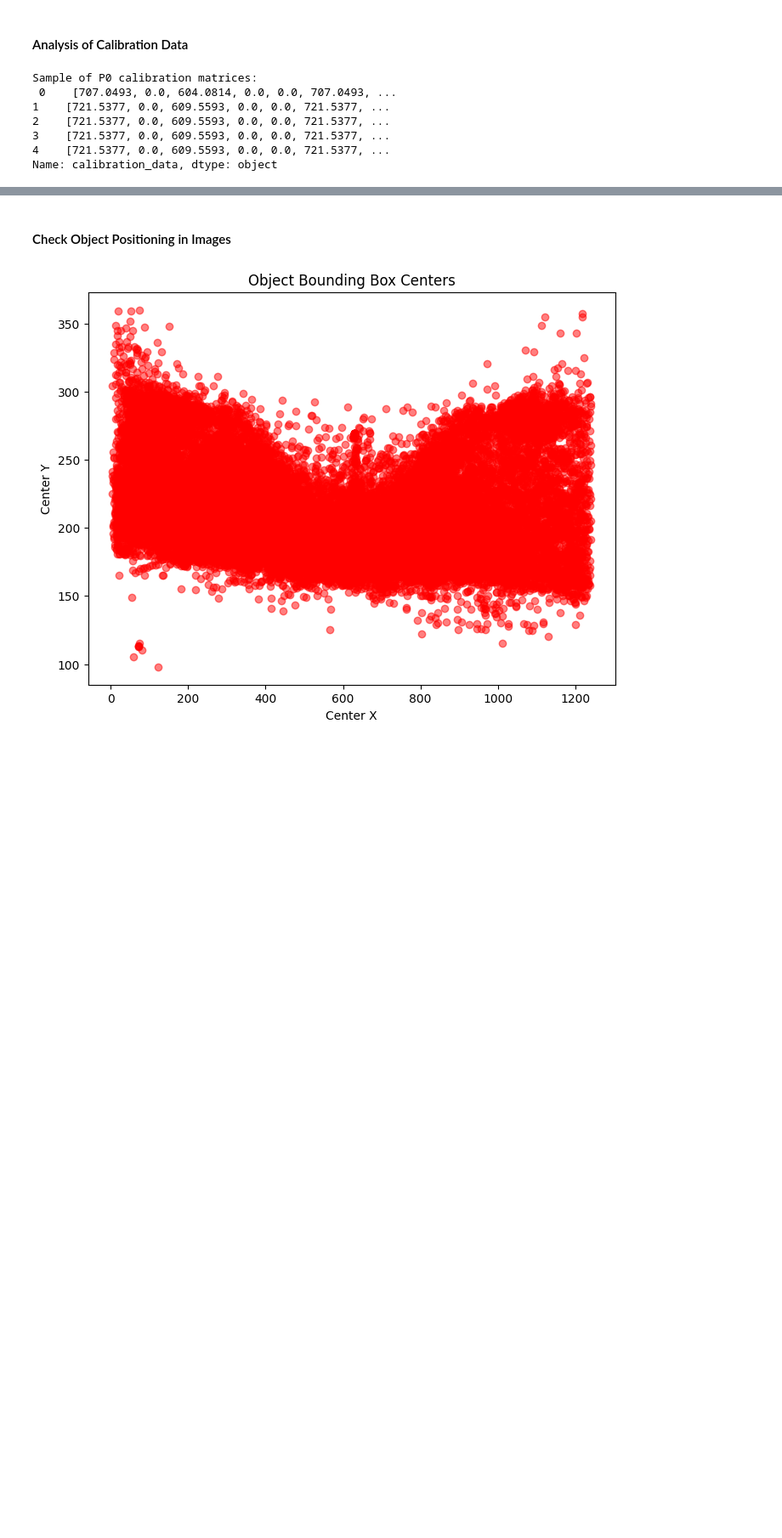
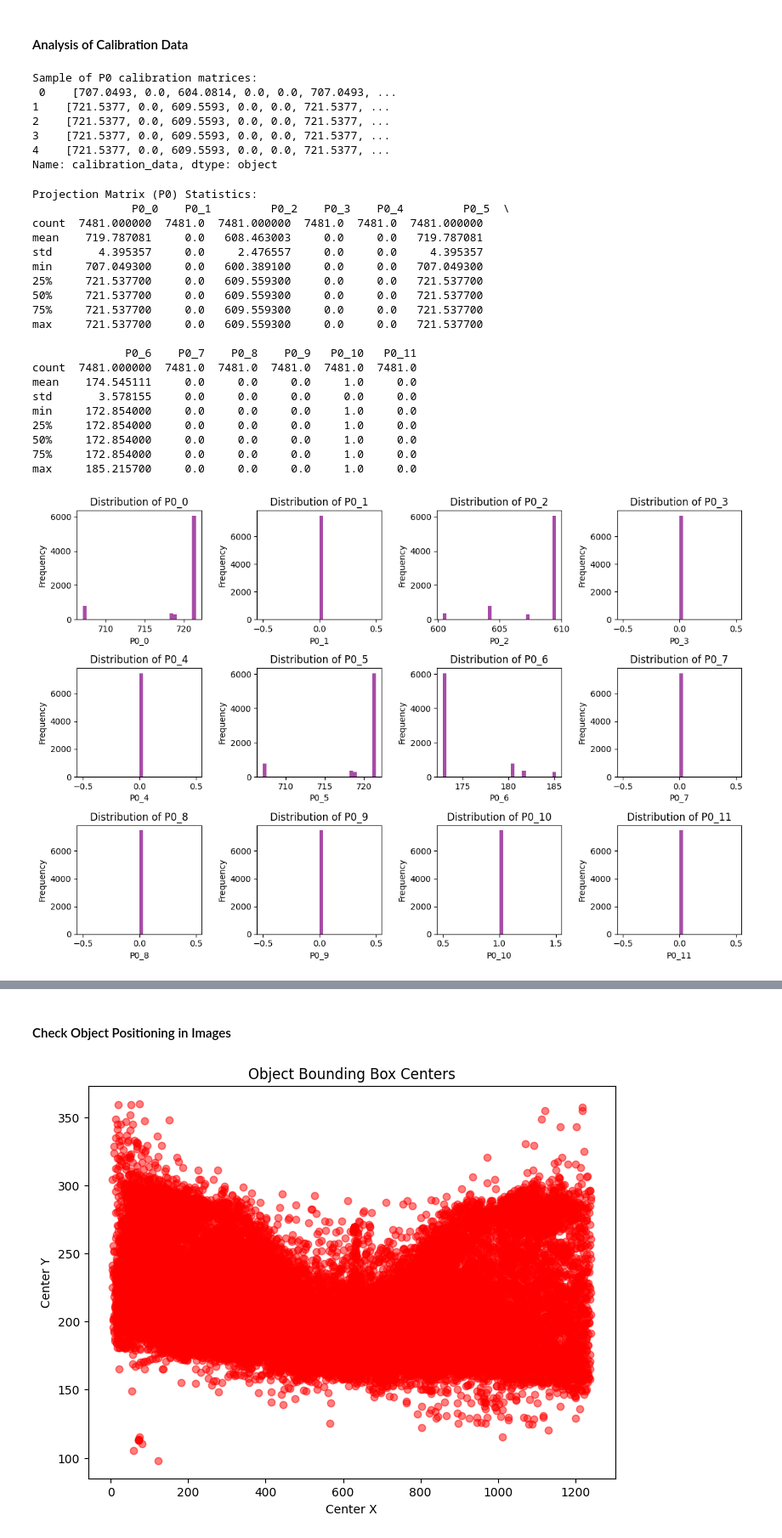
Before and after one commit to osvaldosun97/RobotShuttle, a Jupyter notebook: EDA-KITTI.ipynb, the cells around one changed output, grey strips where cells are left out. Shown at 85% size. Drawn from its saved outputs; the diff is of its cells as text; code cells hidden in the pictures; blank space fills up the shorter version.

```diff
--- a/EDA-KITTI.ipynb
+++ b/EDA-KITTI.ipynb
@@ -289,3 +351,47 @@ Sample of P0 calibration matrices:
 3    [721.5377, 0.0, 609.5593, 0.0, 0.0, 721.5377, ...
 4    [721.5377, 0.0, 609.5593, 0.0, 0.0, 721.5377, ...
 Name: calibration_data, dtype: object
+# %%
+# Extracting the 'P0' matrix from the calibration data
+df_calibration['P0'] = df_calibration['calibration_data'].apply(lambda x: x.get('P0', None))
+
+# Convert P0 matrix values to individual columns
+p0_columns = ['P0_' + str(i) for i in range(12)]
+df_calibration[p0_columns] = pd.DataFrame(df_calibration['P0'].tolist(), index=df_calibration.index)
+
+# Perform descriptive statistics on the P0 projection matrix values
+print("Projection Matrix (P0) Statistics:\n", df_calibration[p0_columns].describe())
+
+# Plot histograms for P0 matrix values
+plt.figure(figsize=(12, 8))
+for i, col in enumerate(p0_columns):
+    plt.subplot(3, 4, i + 1)
+    plt.hist(df_calibration[col].dropna(), bins=30, color='purple', alpha=0.7)
+    plt.title(f'Distribution of {col}')
+    plt.xlabel(col)
+    plt.ylabel('Frequency')
+
+plt.tight_layout()
+plt.show()
+# %% [output]
+Projection Matrix (P0) Statistics:
+               P0_0    P0_1         P0_2    P0_3    P0_4         P0_5  \
+count  7481.000000  7481.0  7481.000000  7481.0  7481.0  7481.000000
+mean    719.787081     0.0   608.463003     0.0     0.0   719.787081
+std       4.395357     0.0     2.476557     0.0     0.0     4.395357
+min     707.049300     0.0   600.389100     0.0     0.0   707.049300
+25%     721.537700     0.0   609.559300     0.0     0.0   721.537700
+50%     721.537700     0.0   609.559300     0.0     0.0   721.537700
+75%     721.537700     0.0   609.559300     0.0     0.0   721.537700
+max     721.537700     0.0   609.559300     0.0     0.0   721.537700
+
+              P0_6    P0_7    P0_8    P0_9   P0_10   P0_11
+count  7481.000000  7481.0  7481.0  7481.0  7481.0  7481.0
+mean    174.545111     0.0     0.0     0.0     1.0     0.0
+std       3.578155     0.0     0.0     0.0     0.0     0.0
+min     172.854000     0.0     0.0     0.0     1.0     0.0
+25%     172.854000     0.0     0.0     0.0     1.0     0.0
+50%     172.854000     0.0     0.0     0.0     1.0     0.0
+75%     172.854000     0.0     0.0     0.0     1.0     0.0
+max     185.215700     0.0     0.0     0.0     1.0     0.0
+[figure, added]
```
Also changed, not shown: parts of 4 cells of this notebook.
